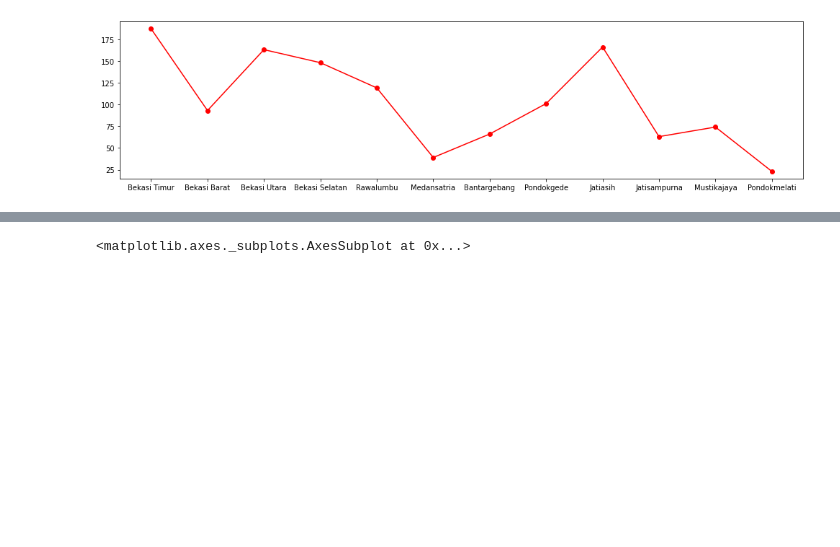
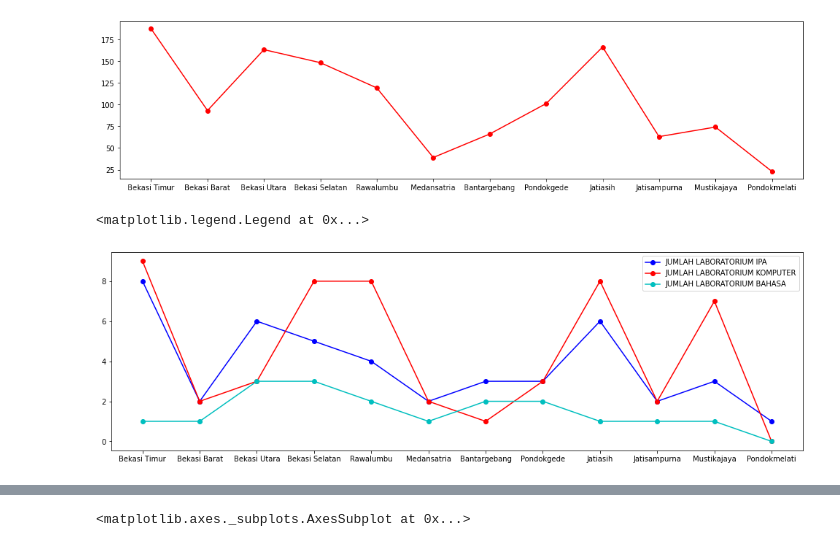
Before and after one commit to syahruaru/Visualization-data-pendidikan-bekasi, a Jupyter notebook: Bekasi Education Visualization SMP.ipynb, the cells around one changed output, grey strips where cells are left out. Saved outputs shown, nothing was run; the diff lists cells and outputs as text; code cells hidden in the pictures; blank space fills up the shorter version.

```diff
--- a/Bekasi Education Visualization SMP.ipynb
+++ b/Bekasi Education Visualization SMP.ipynb
@@ -293,3 +293,12 @@ plt.plot(data_negeri['KECAMATAN'],data_negeri['JUMLAH RUANG KELAS SMP NEGERI'],'
 # %% [output]
 [<matplotlib.lines.Line2D at 0x...>]
 [figure]
+# %%
+plt.figure(figsize=(17,5))
+plt.plot(data_negeri['KECAMATAN'],data_negeri['JUMLAH LABORATORIUM IPA'],'b',marker='o',label ='JUMLAH LABORATORIUM IPA')
+plt.plot(data_negeri['KECAMATAN'],data_negeri['JUMLAH LABORATORIUM KOMPUTER'],'r',marker='o',label ='JUMLAH LABORATORIUM KOMPUTER')
+plt.plot(data_negeri['KECAMATAN'],data_negeri['JUMLAH LABORATORIUM BAHASA'],'c',marker='o',label ='JUMLAH LABORATORIUM BAHASA')
+plt.legend()
+# %% [output]
+<matplotlib.legend.Legend at 0x...>
+[figure, added]
```
Also changed, not shown: parts of 4 cells of this notebook.
